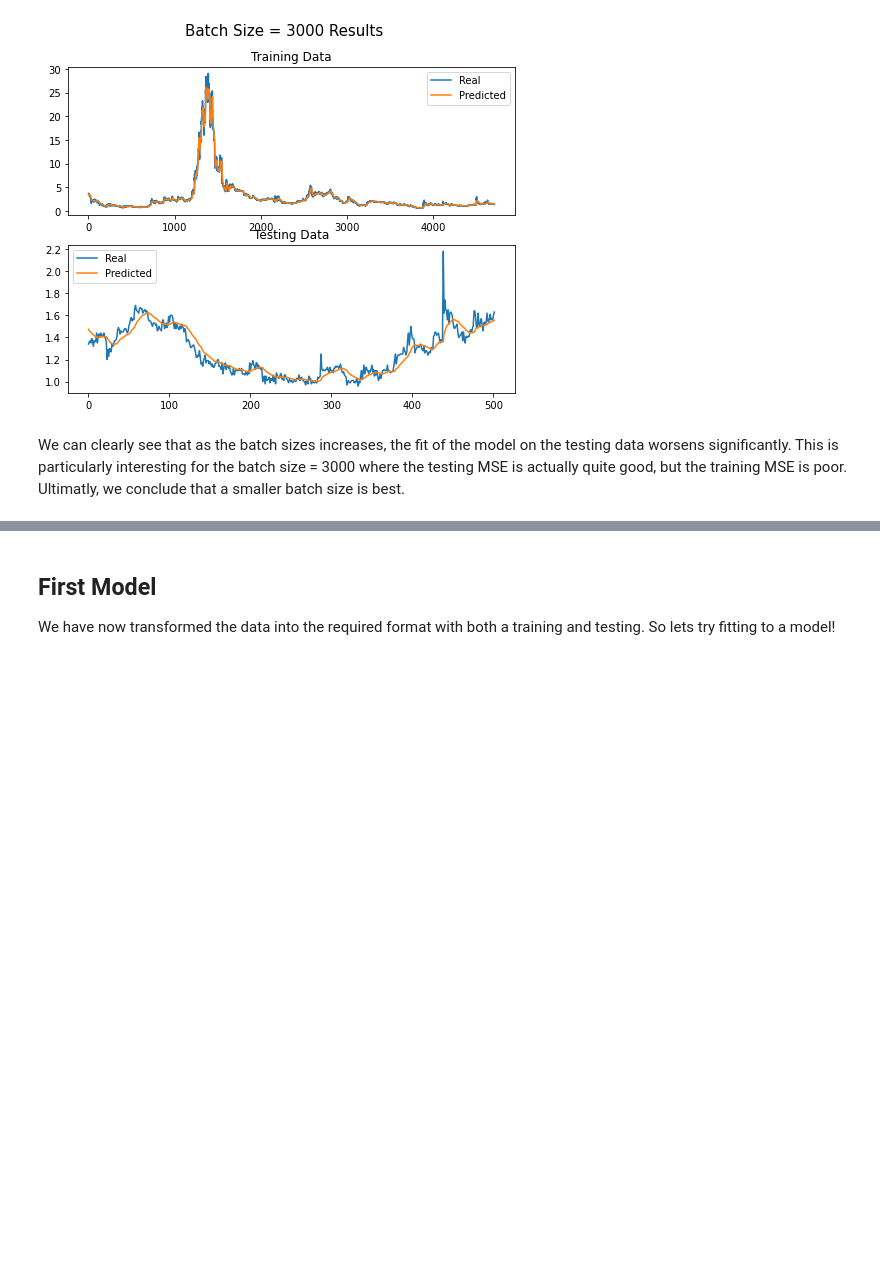
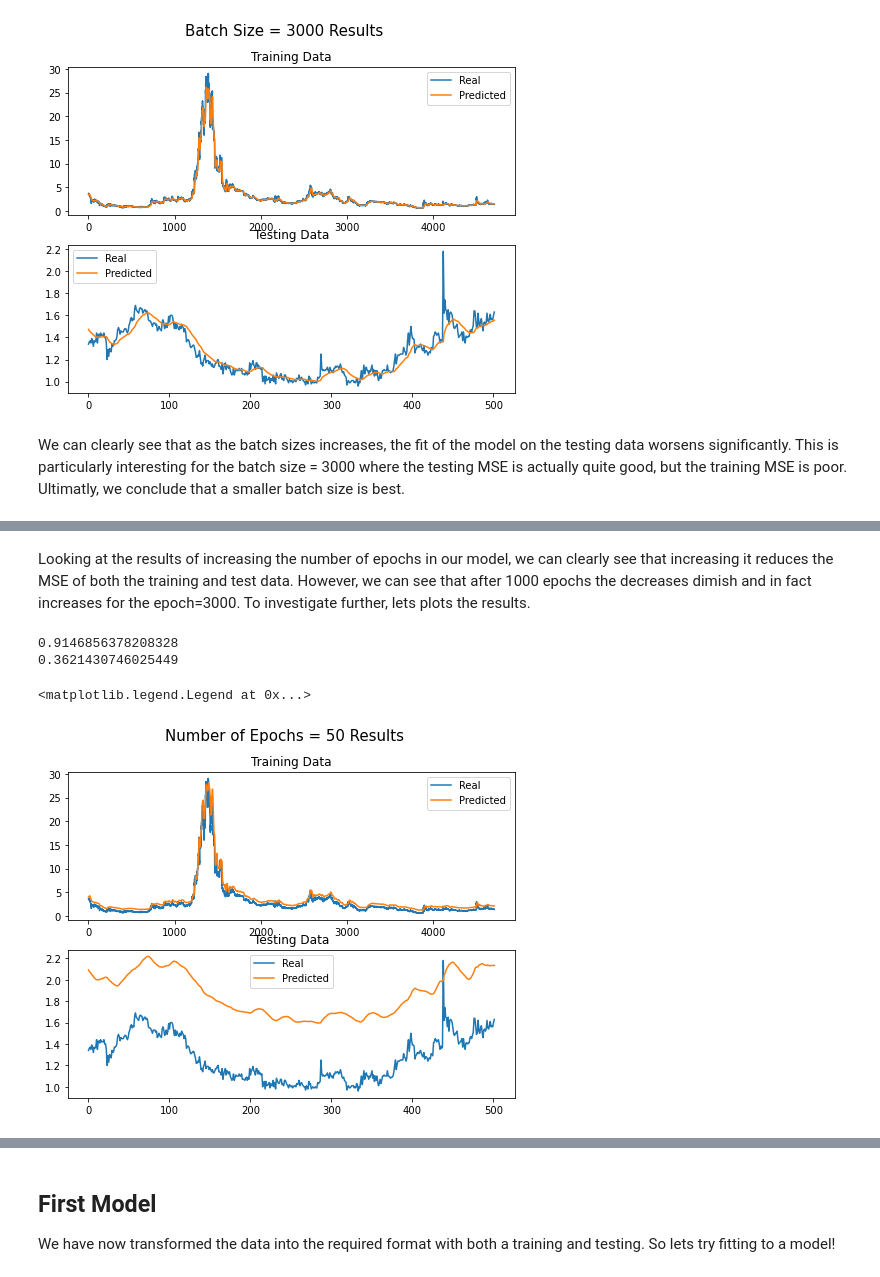
Before and after one commit to avickars/Deep-Learning-Stock-Trading-Model, a Jupyter notebook: neauralNetwork.ipynb, the cells around one changed output, grey strips where cells are left out. Drawn from its saved outputs; the diff is of its cells as text; code cells hidden in the pictures; blank space fills up the shorter version.

Commit message:
Completed initial simulation and epoch tuning

```diff
--- a/neauralNetwork.ipynb
+++ b/neauralNetwork.ipynb
@@ -282,0 +291,30 @@ results
+# %% [markdown]
+Looking at the results of increasing the number of epochs in our model, we can clearly see that increasing it reduces the MSE of both the training and test data.  However, we can see that after 1000 epochs the decreases dimish and in fact increases for the epoch=3000.  To investigate further, lets plots the results.
+# %%
+model = loadModel(name='fordEpochTraining50')
+# CITATION: https://riptutorial.com/matplotlib/example/11257/grid-of-subplots-using-subplot
+meanSquared, yHat, y = mse(xTrain,yTrain)
+print(meanSquared)
+fig, axes = plt.subplots(2, figsize=(8, 6))
+
+# Set the title for the figure
+fig.suptitle('Number of Epochs = 50 Results', fontsize=15)
+
+# Top Left Subplot
+axes[0].plot(y)
+axes[0].plot(yHat)
+axes[0].set_title("Training Data")
+axes[0].legend(['Real', 'Predicted'])
+
+meanSquared, yHat, y = mse(xTest,yTest)
+print(meanSquared)
+# Top Right Subplot
+axes[1].plot(y)
+axes[1].plot(yHat)
+axes[1].set_title("Testing Data")
+axes[1].legend(['Real', 'Predicted'])
+# %% [output]
+0.9146856378208328
+0.3621430746025449
+<matplotlib.legend.Legend at 0x...>
+[figure, added]
```
Also changed, not shown: parts of 5 cells of this notebook, 19 other files.
